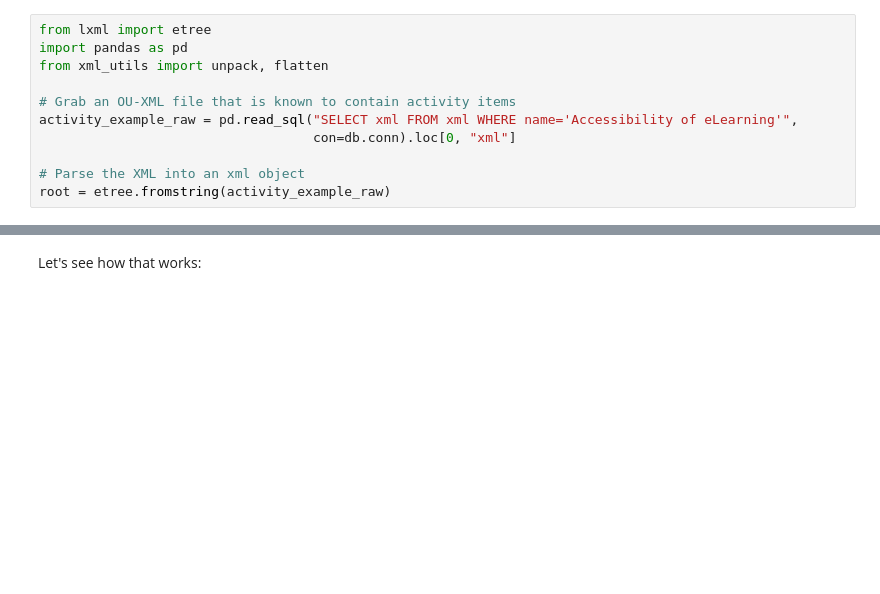
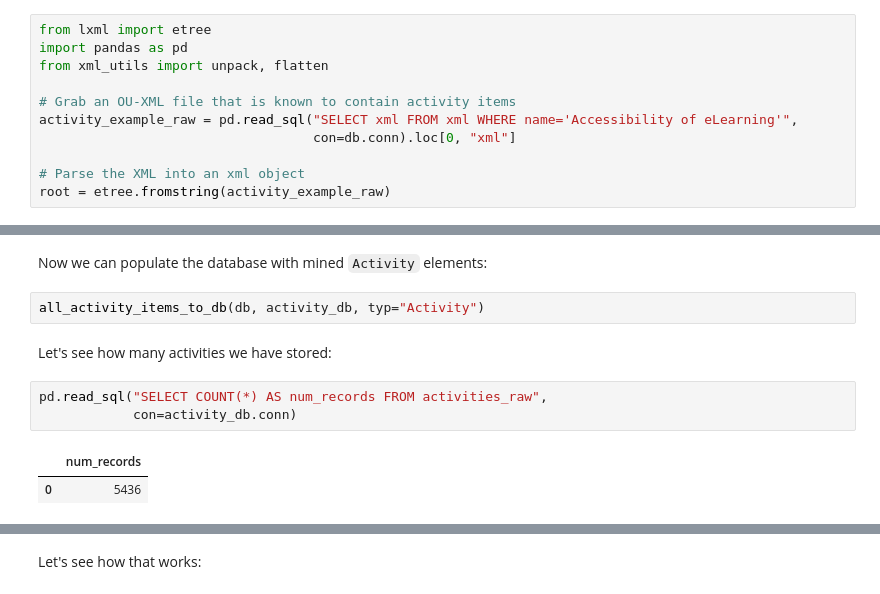
Before and after one commit to innovationOUtside/openlearnCurriculumAssets, a Jupyter notebook: src/activity.ipynb, the cells around one changed output, grey strips where cells are left out. Cells and saved outputs as stored; diff of their text form; blank space fills up the shorter version.

```diff
--- a/src/activity.ipynb
+++ b/src/activity.ipynb
@@ -47,0 +174,12 @@ root = etree.fromstring(activity_example_raw)
+# %% [markdown]
+Now we can populate the database with mined `Activity` elements:
+# %%
+all_activity_items_to_db(db, activity_db, typ="Activity")
+# %% [markdown]
+Let's see how many activities we have stored:
+# %%
+pd.read_sql("SELECT COUNT(*) AS num_records FROM activities_raw",
+            con=activity_db.conn)
+# %% [output]
+|  | num_records |
+| 0 | 5436 |
```
Also changed, not shown: parts of 38 cells of this notebook, 1 other file.
